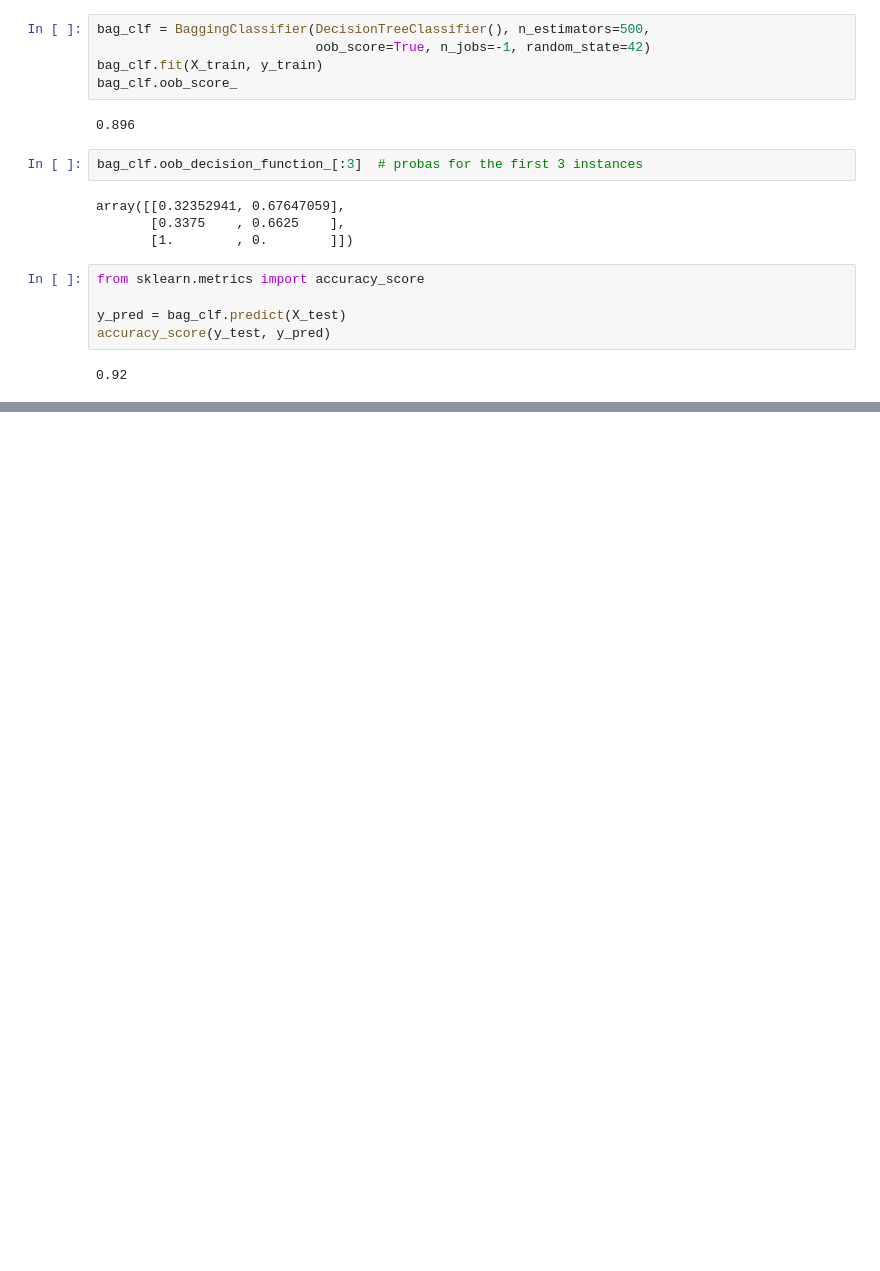
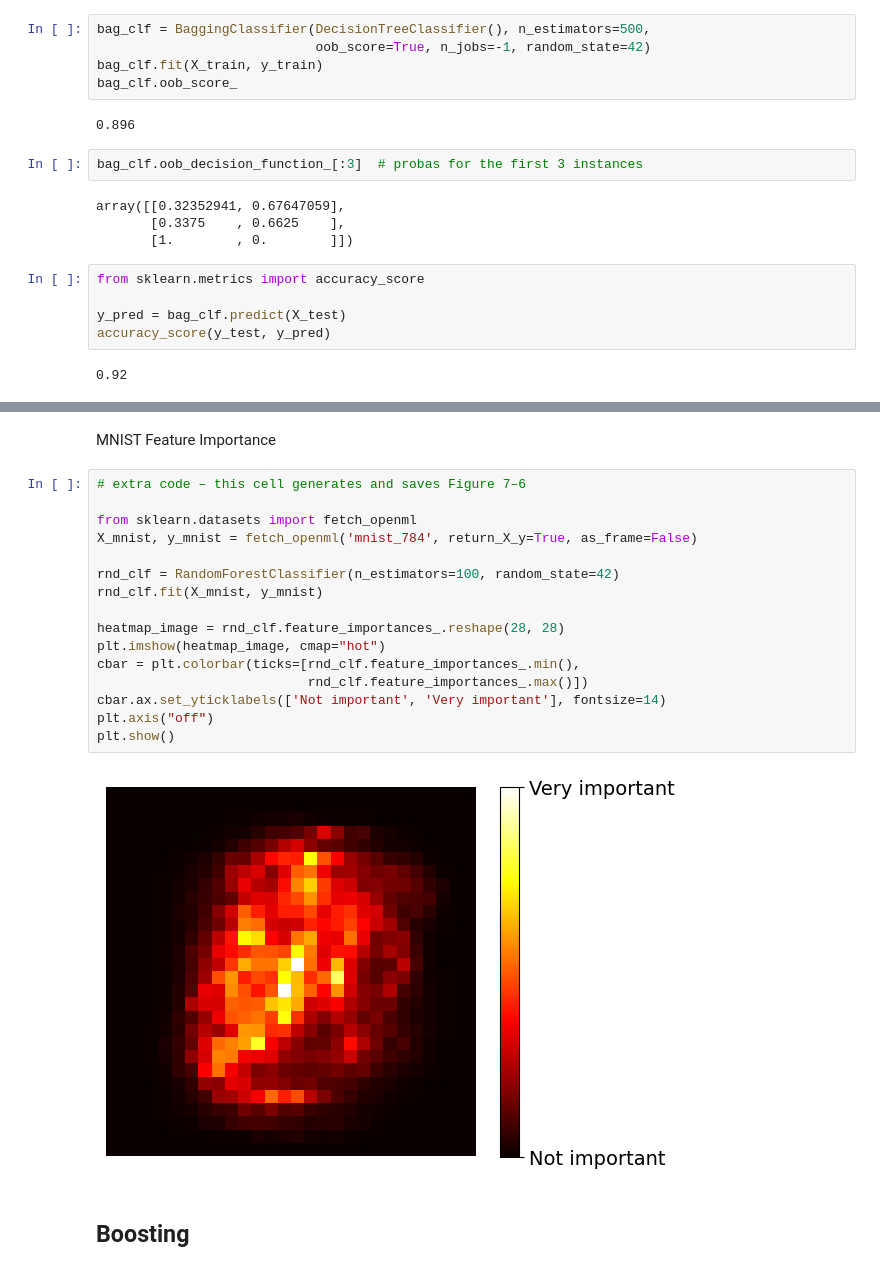
Before and after one commit to jreaso/handson-ml, a Jupyter notebook: 7_ensemble-learning.ipynb, the cells around one changed output, grey strips where cells are left out. Cells and saved outputs as stored; diff of their text form; blank space fills up the shorter version.

Commit message:
c7 random forests

```diff
--- a/7_ensemble-learning.ipynb
+++ b/7_ensemble-learning.ipynb
@@ -132,0 +157,22 @@ accuracy_score(y_test, y_pred)
+# %% [markdown]
+MNIST Feature Importance
+# %%
+# extra code – this cell generates and saves Figure 7–6
+
+from sklearn.datasets import fetch_openml
+X_mnist, y_mnist = fetch_openml('mnist_784', return_X_y=True, as_frame=False)
+
+rnd_clf = RandomForestClassifier(n_estimators=100, random_state=42)
+rnd_clf.fit(X_mnist, y_mnist)
+
+heatmap_image = rnd_clf.feature_importances_.reshape(28, 28)
+plt.imshow(heatmap_image, cmap="hot")
+cbar = plt.colorbar(ticks=[rnd_clf.feature_importances_.min(),
+                           rnd_clf.feature_importances_.max()])
+cbar.ax.set_yticklabels(['Not important', 'Very important'], fontsize=14)
+plt.axis("off")
+plt.show()
+# %% [output]
+[figure, added]
+# %% [markdown]
+## Boosting
```
Also changed, not shown: parts of 4 cells of this notebook, 1 other file.
